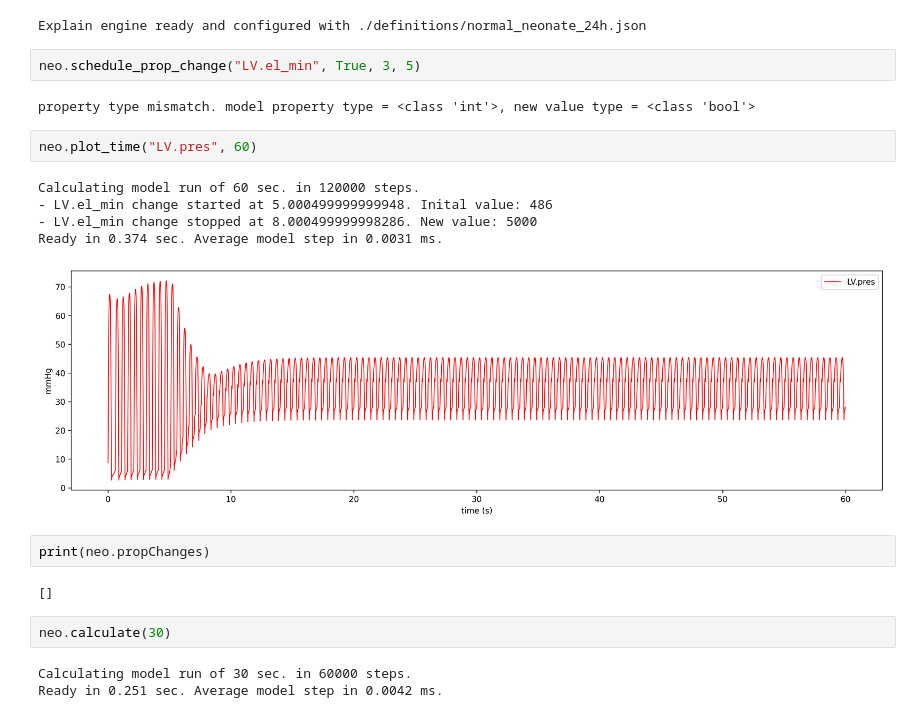
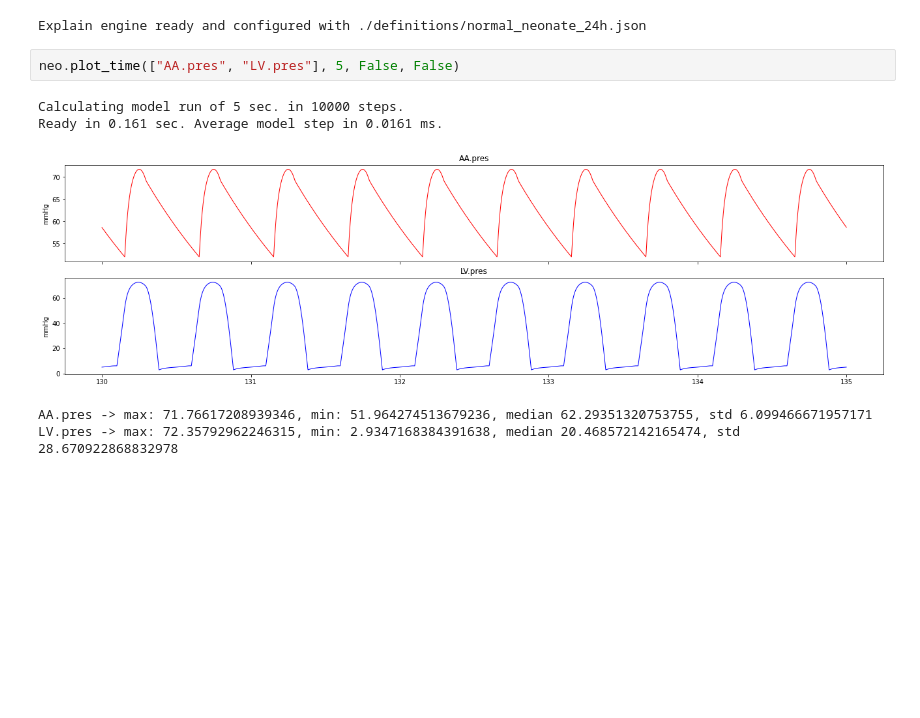
Before and after one commit to Dobutamine/explain_source, a Jupyter notebook: explain/Explain.ipynb, the cells around one changed output. Cells and saved outputs as stored; diff of their text form; blank space fills up the shorter version.

```diff
--- a/explain/Explain.ipynb
+++ b/explain/Explain.ipynb
@@ -2,24 +2,11 @@
 %run explain.py
 # %% [output]
 Explain engine ready and configured with ./definitions/normal_neonate_24h.json
-# %%
-neo.schedule_prop_change("LV.el_min", True, 3, 5)
-# %% [output]
-property type mismatch. model property type = <class 'int'>, new value type = <class 'bool'>
 # %%
-neo.plot_time("LV.pres", 60)
+neo.plot_time(["AA.pres", "LV.pres"], 5, False, False)
 # %% [output]
-Calculating model run of 60 sec. in 120000 steps.
-- LV.el_min change started at 5.000499999999948. Inital value: 486
-- LV.el_min change stopped at 8.000499999998286. New value: 5000
-Ready in 0.374 sec. Average model step in 0.0031 ms.
+Calculating model run of 5 sec. in 10000 steps.
+Ready in 0.161 sec. Average model step in 0.0161 ms.
-[figure, old version]
+[figure, new version]
+AA.pres -> max: 71.76617208939346, min: 51.964274513679236, median 62.29351320753755, std 6.099466671957171
+LV.pres -> max: 72.35792962246315, min: 2.9347168384391638, median 20.468572142165474, std 28.670922868832978
-# %%
-print(neo.propChanges)
-# %% [output]
-[]
-# %%
-neo.calculate(30)
-# %% [output]
-Calculating model run of 30 sec. in 60000 steps.
-Ready in 0.251 sec. Average model step in 0.0042 ms.
```
Also changed, not shown: 1 other file.
